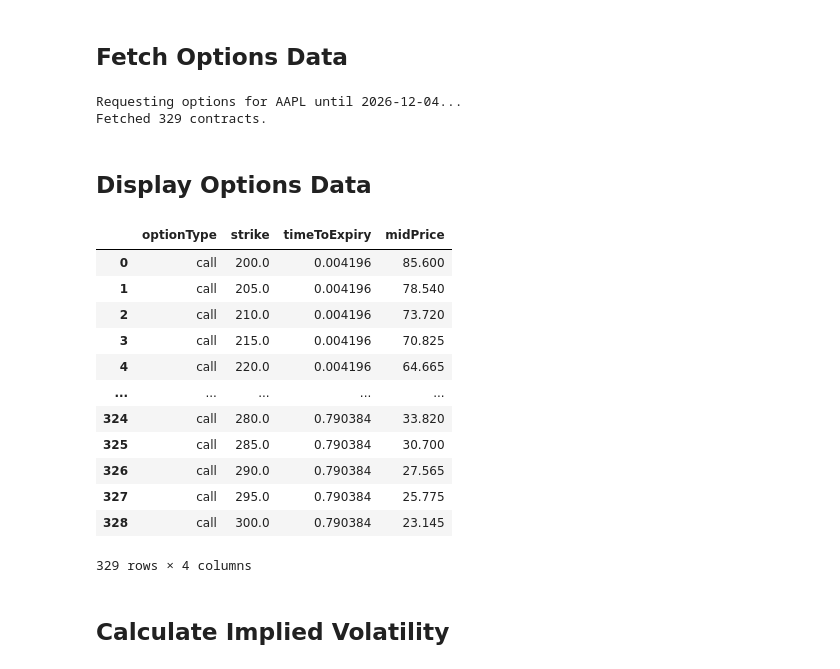
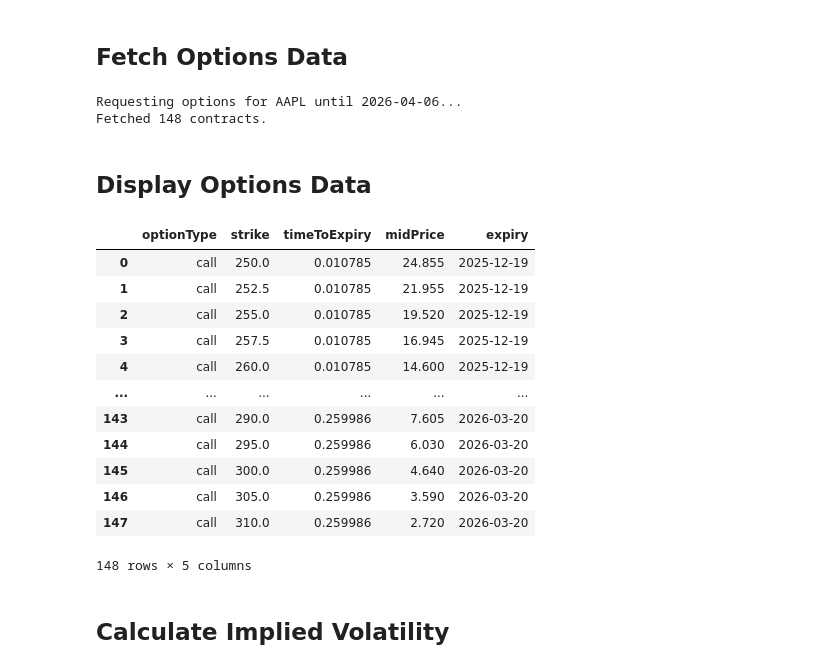
Before and after one commit to alqavii/ssvi-surface, a Jupyter notebook: backend/test.ipynb, the cells around one changed output. Saved outputs shown, nothing was run; the diff lists cells and outputs as text; code cells hidden in the pictures.

```diff
--- a/backend/test.ipynb
+++ b/backend/test.ipynb
@@ -19,15 +22,15 @@ adapter = OptionsAdapter()
 
 # Simulate duration selection (e.g. '1y' from frontend)
 today = date.today()
-expiry_end = today + relativedelta(years=1)
+expiry_end = today + relativedelta(weeks=16)
 
 req = OptionsRequest(
     ticker="AAPL",
     optionType=OptionType.CALL,
+    expiryStart=today,
     expiryEnd=expiry_end,
-    strikeMin=200,
-    strikeMax=300,
-    limit=500,
+    strikeMin=250,
+    strikeMax=310,
 )
 # %% [markdown]
 ## Fetch Options Data
@@ -36,25 +39,25 @@ print(f"Requesting options for {req.ticker} until {expiry_end}...")
 df = adapter.fetch_option_chain(req)
 print(f"Fetched {len(df)} contracts.")
 # %% [output]
-Requesting options for AAPL until 2026-12-04...
-Fetched 329 contracts.
+Requesting options for AAPL until 2026-04-06...
+Fetched 148 contracts.
 # %% [markdown]
 ## Display Options Data
 # %%
-df[["optionType", "strike", "timeToExpiry", "midPrice"]]
+df[["optionType", "strike", "timeToExpiry", "midPrice", "expiry"]]
 # %% [output]
-|  | optionType | strike | timeToExpiry | midPrice |
-| 0 | call | 200.0 | 0.004196 | 85.600 |
-| 1 | call | 205.0 | 0.004196 | 78.540 |
-| 2 | call | 210.0 | 0.004196 | 73.720 |
-| 3 | call | 215.0 | 0.004196 | 70.825 |
-| 4 | call | 220.0 | 0.004196 | 64.665 |
-| ... | ... | ... | ... | ... |
-| 324 | call | 280.0 | 0.790384 | 33.820 |
-| 325 | call | 285.0 | 0.790384 | 30.700 |
-| 326 | call | 290.0 | 0.790384 | 27.565 |
-| 327 | call | 295.0 | 0.790384 | 25.775 |
-| 328 | call | 300.0 | 0.790384 | 23.145 |
+|  | optionType | strike | timeToExpiry | midPrice | expiry |
+| 0 | call | 250.0 | 0.010785 | 24.855 | 2025-12-19 |
+| 1 | call | 252.5 | 0.010785 | 21.955 | 2025-12-19 |
+| 2 | call | 255.0 | 0.010785 | 19.520 | 2025-12-19 |
+| 3 | call | 257.5 | 0.010785 | 16.945 | 2025-12-19 |
+| 4 | call | 260.0 | 0.010785 | 14.600 | 2025-12-19 |
+| ... | ... | ... | ... | ... | ... |
+| 143 | call | 290.0 | 0.259986 | 7.605 | 2026-03-20 |
+| 144 | call | 295.0 | 0.259986 | 6.030 | 2026-03-20 |
+| 145 | call | 300.0 | 0.259986 | 4.640 | 2026-03-20 |
+| 146 | call | 305.0 | 0.259986 | 3.590 | 2026-03-20 |
+| 147 | call | 310.0 | 0.259986 | 2.720 | 2026-03-20 |
-329 rows × 4 columns
+148 rows × 5 columns
 # %% [markdown]
 ## Calculate Implied Volatility
```
Also changed, not shown: parts of 8 cells of this notebook, 20 other files.
